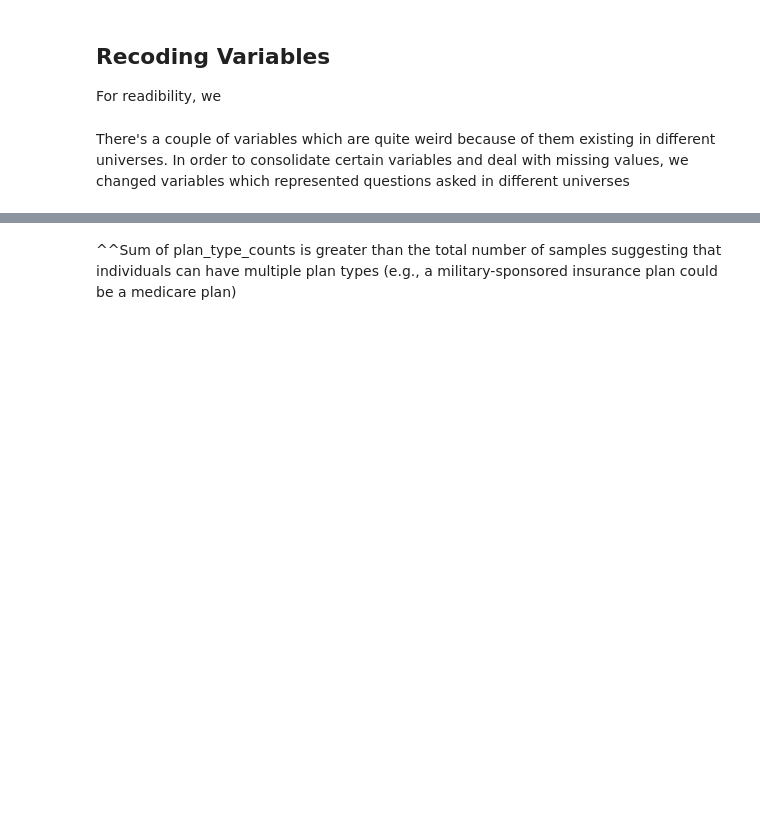
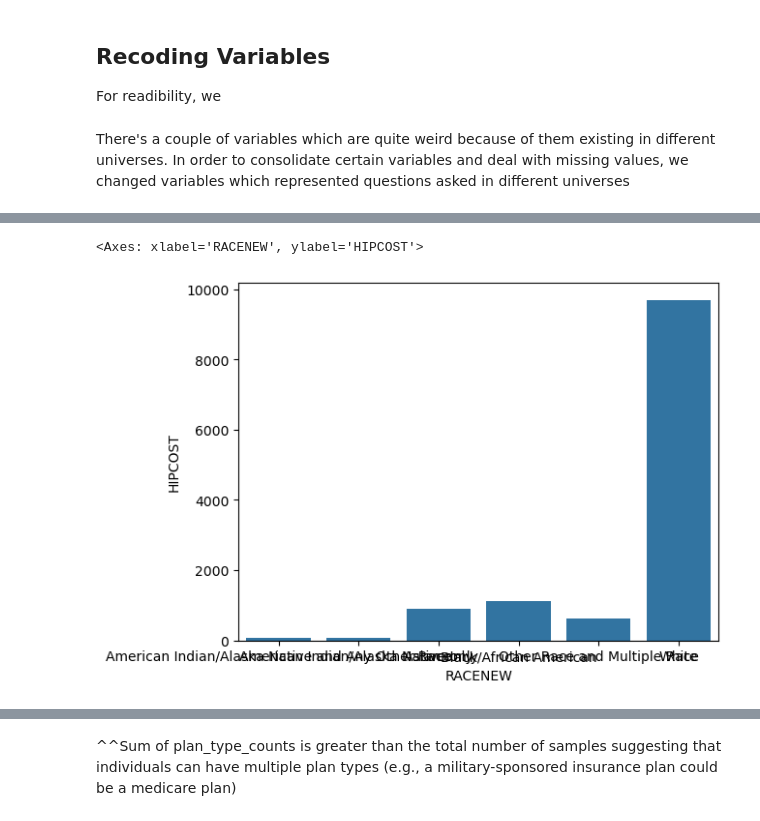
Before and after one commit to evapa1/cs1090afinalproj, a Jupyter notebook: debugged.ipynb, the cells around one changed output, grey strips where cells are left out. Drawn from its saved outputs; the diff is of its cells as text; code cells hidden in the pictures; blank space fills up the shorter version.

```diff
--- a/debugged.ipynb
+++ b/debugged.ipynb
@@ -343,0 +405,7 @@ df['HIPCOST'] = df['HIP1COST']+df['HIP2COST']
+# %%
+race_counts = df.groupby('RACENEW',observed=False).count()['HIPCOST']
+race_plot = sns.barplot(race_counts)
+race_plot.set_x
+# %% [output]
+<Axes: xlabel='RACENEW', ylabel='HIPCOST'>
+[figure, added]
```
Also changed, not shown: parts of 23 cells of this notebook.
